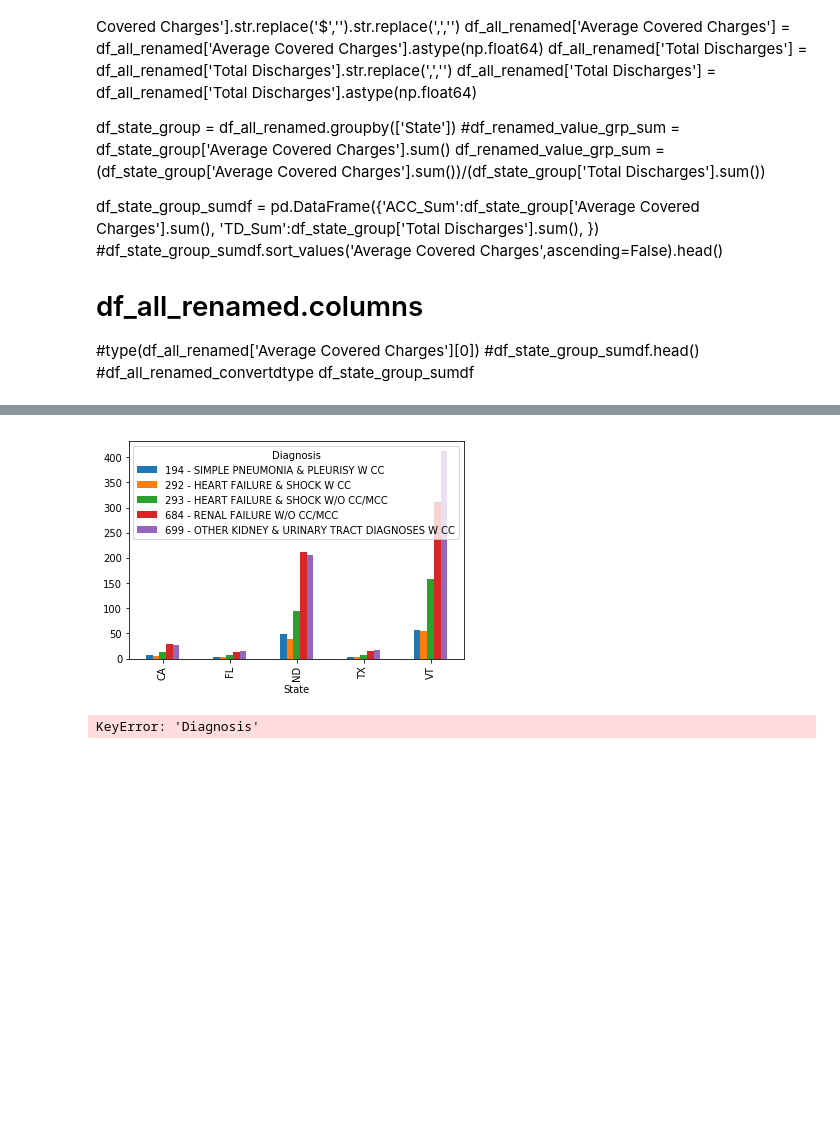
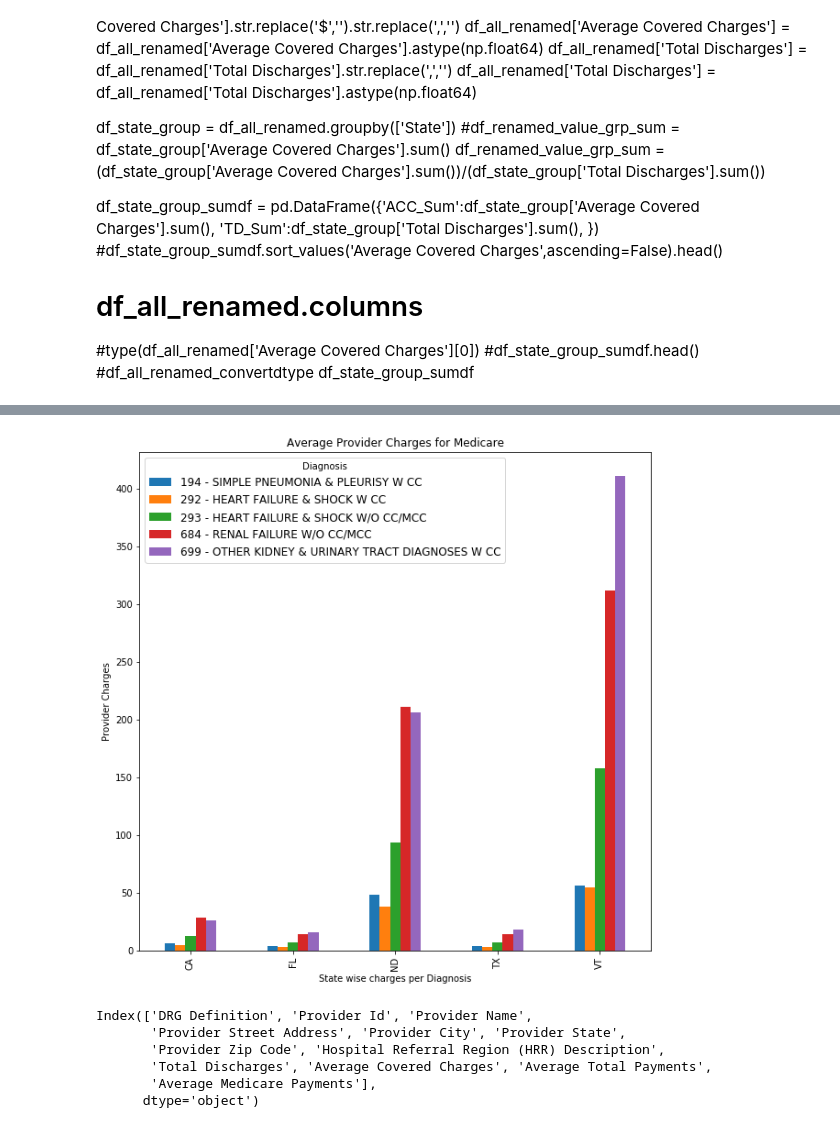
Before and after one commit to nilamroy2/Group6_Project_1, a Jupyter notebook: group6_starter_code_vasudha.ipynb, the cells around one changed output, grey strips where cells are left out. Drawn from its saved outputs; the diff is of its cells as text; code cells hidden in the pictures; blank space fills up the shorter version.

Commit message:
My First Graph revision

```diff
--- a/group6_starter_code_vasudha.ipynb
+++ b/group6_starter_code_vasudha.ipynb
@@ -201,19 +201,34 @@ See the caveats in the documentation: http://pandas.pydata.org/pandas-docs/stabl
 | 21878 | 699 - OTHER KIDNEY & URINARY TRAC... | CA | 2084 | 54391.96 | $10,591.54 | ... |
 | 21879 | 699 - OTHER KIDNEY & URINARY TRAC... | TX | 2198 | 39299.43 | $8,311.75 | ... |
 | 21880 | 699 - OTHER KIDNEY & URINARY TRAC... | FL | 2539 | 39755.90 | $7,604.20 | ... |
-# %%
-#Plotting graph
-df_by_states.pivot("State", "Diagnosis", "Per Diagnosis").plot(kind='bar')
-
-plt.show()
-# %% [output]
-[figure, removed]
+# %%
+#Plotting graph
+df_by_states.pivot("State", "Diagnosis", "Per Diagnosis").plot(kind='bar', figsize=(10,10))
+
+# Give our chart some labels and a tile
+plt.title("Average Provider Charges for Medicare")
+plt.xlabel("State wise charges per Diagnosis")
+plt.ylabel("Provider Charges")
+
+# Create a legend for our chart
+plt.legend(loc="best",title='Diagnosis',fontsize=12)
+
+plt.show()
+# %% [output]
+[figure, added]
 # %%
+#Different provider charges for a state
+df_provider.columns
 # by_drg = df.groupby("Diagnosis")
 
 # by_drg.nunique().sort_values(by = ["Provider Id"], ascending = True)
 # %% [output]
-KeyError: 'Diagnosis'
+Index(['DRG Definition', 'Provider Id', 'Provider Name',
+       'Provider Street Address', 'Provider City', 'Provider State',
+       'Provider Zip Code', 'Hospital Referral Region (HRR) Description',
+       'Total Discharges', 'Average Covered Charges', 'Average Total Payments',
+       'Average Medicare Payments'],
+      dtype='object')
 # %%
 df.head()
 # %%
```
Also changed, not shown: parts of 1 cell of this notebook.
